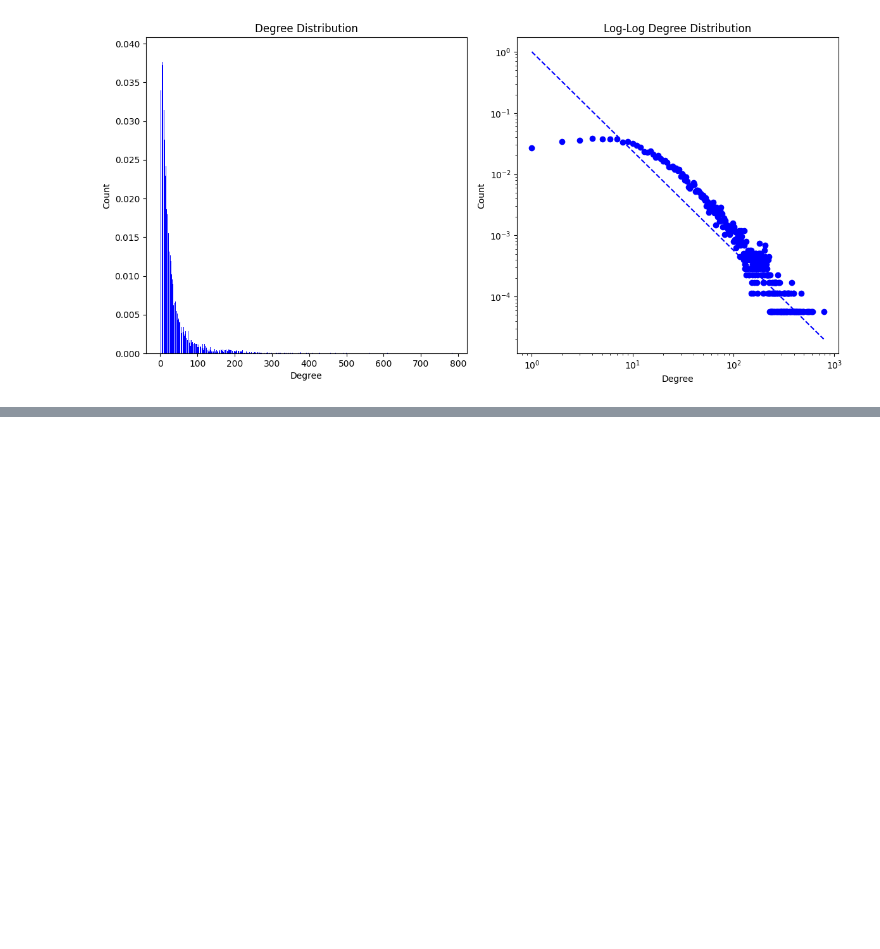
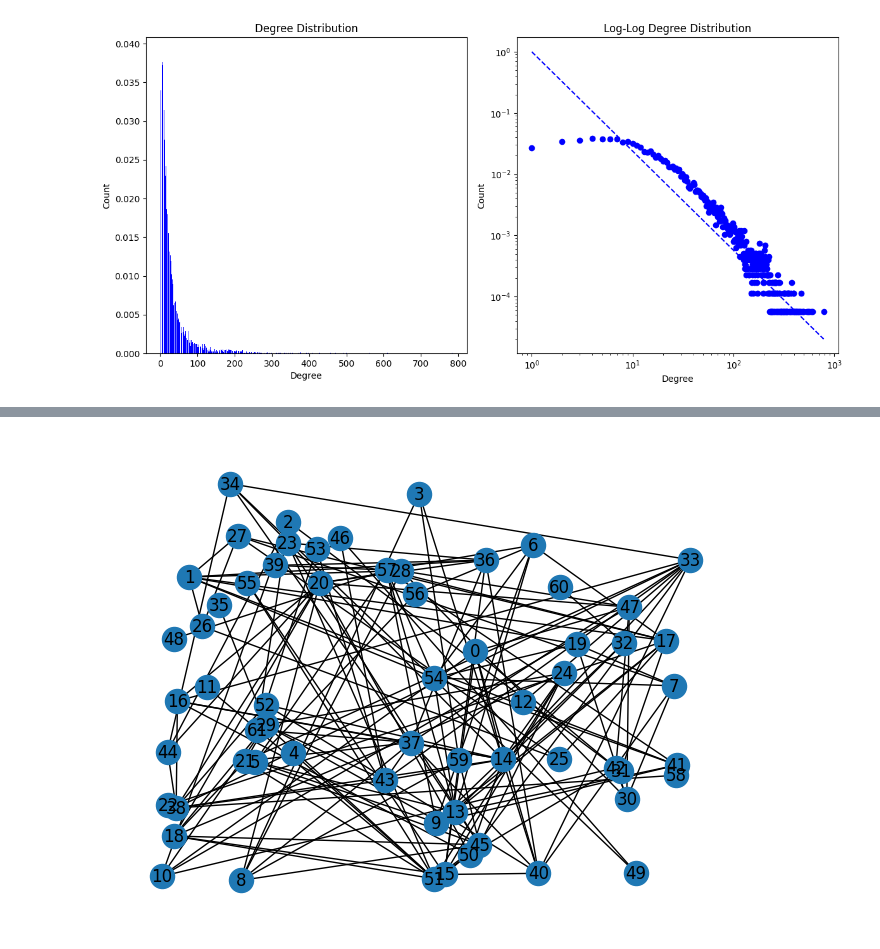
Before and after one commit to JanezSedeljsak/network-utils, a Jupyter notebook: test.ipynb, the cells around one changed output, grey strips where cells are left out. Cells and saved outputs as stored; diff of their text form; code cells hidden in the pictures; blank space fills up the shorter version.

```diff
--- a/test.ipynb
+++ b/test.ipynb
@@ -99,0 +120,6 @@ plot_deg(gi)
+# %%
+pos = nx.random_layout(networkx_graph)
+nx.draw(networkx_graph, pos, with_labels=True)
+plt.show()
+# %% [output]
+[figure, added]
```
Also changed, not shown: parts of 8 cells of this notebook, 4 other files.
